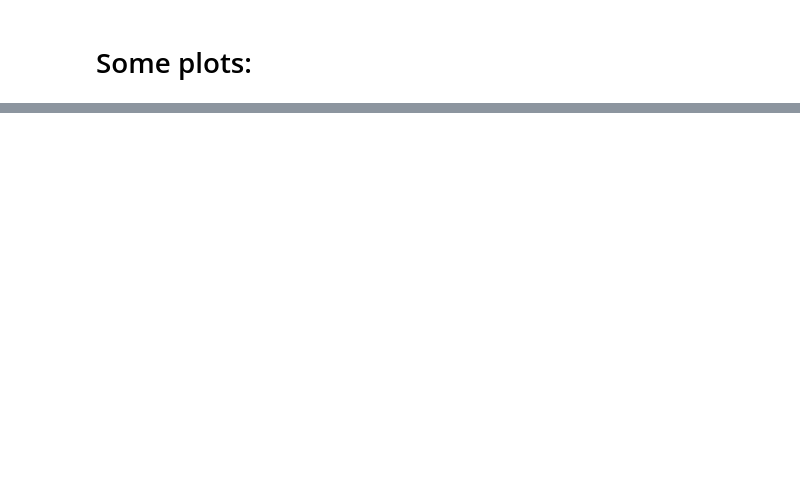
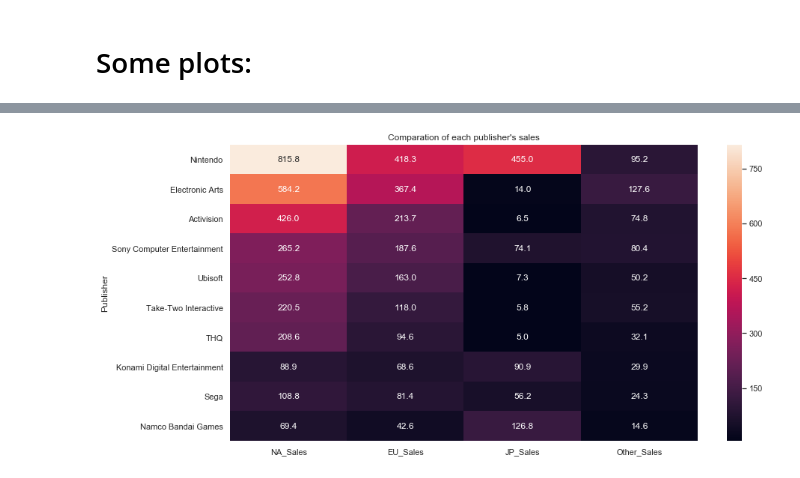
Before and after one commit to albert6051/csc59970-project, a Jupyter notebook: csc59970 project exploratory data analysis.ipynb, the cells around one changed output, grey strips where cells are left out. Drawn from its saved outputs; the diff is of its cells as text; code cells hidden in the pictures; blank space fills up the shorter version.

Commit message:
analysis of different publisher's sales

```diff
--- a/csc59970 project exploratory data analysis.ipynb
+++ b/csc59970 project exploratory data analysis.ipynb
@@ -350,0 +354,3 @@ plt.show()
+# %%
+publisher_df = df[['Publisher', 'NA_Sales', 'EU_Sales', 'JP_Sales', 'Other_Sales', 'Global_Sales']].groupby('Publisher').sum()
+publisher_df.sample(10)
@@ -350,0 +426,13 @@ plt.show()
+# %%
+sub_df = publisher_df.sort_values(by='Global_Sales', ascending=False).head(10)
+plt.figure(figsize=(14, 16))
+sns.set(font_scale=1.0)
+plt.subplot(211)
+sns.heatmap(sub_df.loc[:'Namco Bandai Games', 'NA_Sales':'Other_Sales'], annot=True, fmt = '.1f')
+plt.title("Comparation of each publisher's sales")
+# plt.subplot(212)
+# sns.heatmap(publisher_df.loc[:10,'NA_Sales%':'Other_Sales%'], vmax =1, vmin=0, annot=True, fmt = '.2%')
+# plt.title("Comparation of each area in each Genre(Pencentage)")
+plt.show()
+# %% [output]
+[figure, added]
```
Also changed, not shown: parts of 16 cells of this notebook.
